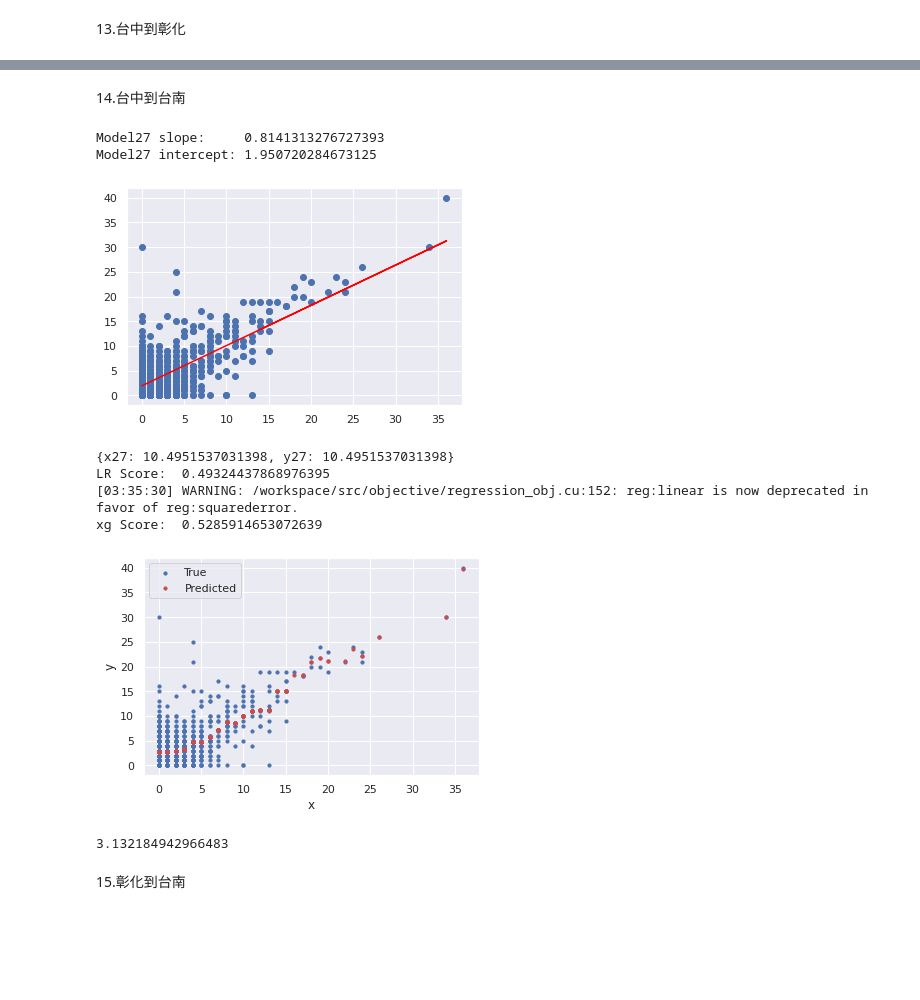
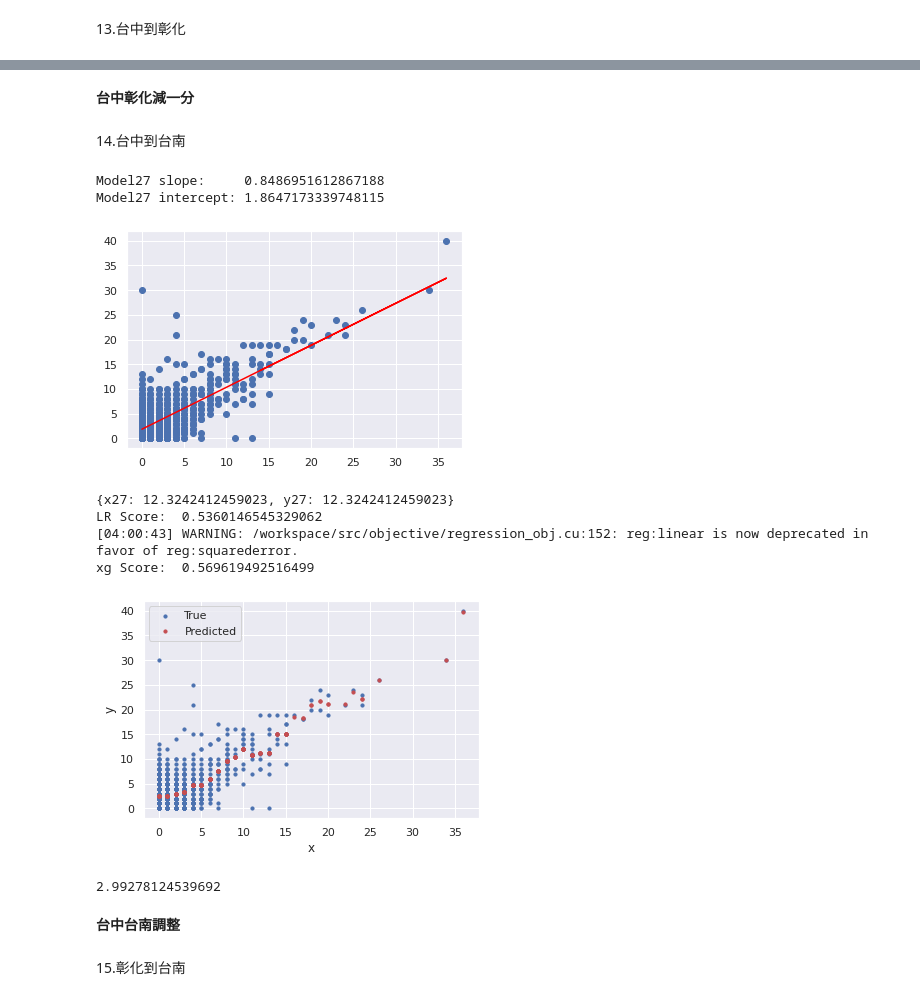
Before and after one commit to GoldenWanGila/Collage-Project, a Jupyter notebook: 逆.ipynb, the cells around one changed output, grey strips where cells are left out. Cells and saved outputs as stored; diff of their text form; code cells hidden in the pictures; blank space fills up the shorter version.

```diff
--- a/逆.ipynb
+++ b/逆.ipynb
@@ -26,7 +26,7 @@ from math import sqrt
 上面import基本函式與模組
 下方將資料集做初步整理
 # %%
-rail = pd.read_csv("/content/drive/MyDrive/railway_original.csv")
+rail = pd.read_csv("/content/drive/MyDrive/railway.csv")
 rail = rail.dropna()
 rail = rail.drop([22157])
 rail = rail.drop([291763])
@@ -35,6 +35,9 @@ rail = rail[rail["date"]>='2021/01/22']
 rail = rail[rail["date"]!="2021/04/02"]
 rail = rail[rail["date"]!="2021/04/03"]
 rail = rail[rail["date"]!="2020/12/23"]
+
+rail.sort_values(by=["time","date"],inplace=True)
+
 railk = rail.drop([17843,31329,67649,86012,97407,213698,228742,268295,294956,308274,19061,32757,69430,87149,98951,215076,230141,269998,284593,296192,309812,283598,125238,127616])
 #早6-9、晚5-8
 #rail=rail.drop([28684,42104,83423,94652,109189,241119,281214,320035,225222])
@@ -810,46 +881,50 @@ xg Score:  0.7174206897699497
+# %% [markdown]
+**台中彰化減一分**
 # %% [markdown]
 14.台中到台南
 # %%
-x27 = rail27[rail27["Station"]=="Taichung"]
-x27= x27["delay"].to_numpy()
-y27 = rail27[rail27["Station"]=="Tainan"]
-y27= y27["delay"].to_numpy()
+x271 = rail27[rail27["Station"]=="Taichung"]
+x27= x271["delay"].to_numpy()
+y271 = rail27[rail27["Station"]=="Tainan"]
+y27= y271["delay"].to_numpy()
 x27= x27.reshape(-1,1)
 model27 = LinearRegression(fit_intercept=True)
 model27.fit(x27, y27)
 print("Model27 slope:    ", model27.coef_[0])
 print("Model27 intercept:", model27.intercept_)
 predict = model27.predict(x27)
 plt.plot(x27,predict,c="red")
 plt.scatter(x27,y27)
 plt.show()
 k= model27.coef_[0]
 l= model27.intercept_
 x,y = symbols('x27,y27')
 print(solve([k*x+l-y,x-y],[x,y]))
 print("LR Score: ",model27.score(x27,y27))
 xgbrModel=xgb.XGBRegressor()
 xgbrModel.fit(x27,y27)
 predicted27=xgbrModel.predict(x27)
 print("xg Score: ",xgbrModel.score(x27,y27))
 plt.scatter(x27, y27, s=10, label='True')
 plt.scatter(x27, predicted27, color="r",s=10, label='Predicted')
 plt.xlabel('x')
 plt.ylabel('y')
 plt.legend()
 plt.show()
 v = mean_squared_error(y27,predicted27)
 print(sqrt(v))
 # %% [output]
-Model27 slope:     0.8141313276727393
-Model27 intercept: 1.950720284673125
+Model27 slope:     0.8486951612867188
+Model27 intercept: 1.8647173339748115
-[figure, old version]
+[figure, new version]
-{x27: 10.4951537031398, y27: 10.4951537031398}
-LR Score:  0.49324437868976395
-[03:35:30] WARNING: /workspace/src/objective/regression_obj.cu:152: reg:linear is now deprecated in favor of reg:squarederror.
-xg Score:  0.5285914653072639
+{x27: 12.3242412459023, y27: 12.3242412459023}
+LR Score:  0.5360146545329062
+[04:00:43] WARNING: /workspace/src/objective/regression_obj.cu:152: reg:linear is now deprecated in favor of reg:squarederror.
+xg Score:  0.569619492516499
-[figure, old version]
+[figure, new version]
-3.132184942966483
+2.99278124539692
+# %% [markdown]
+**台中台南調整**
 # %% [markdown]
 15.彰化到台南
 # %%
```
Also changed, not shown: parts of 47 cells of this notebook.
